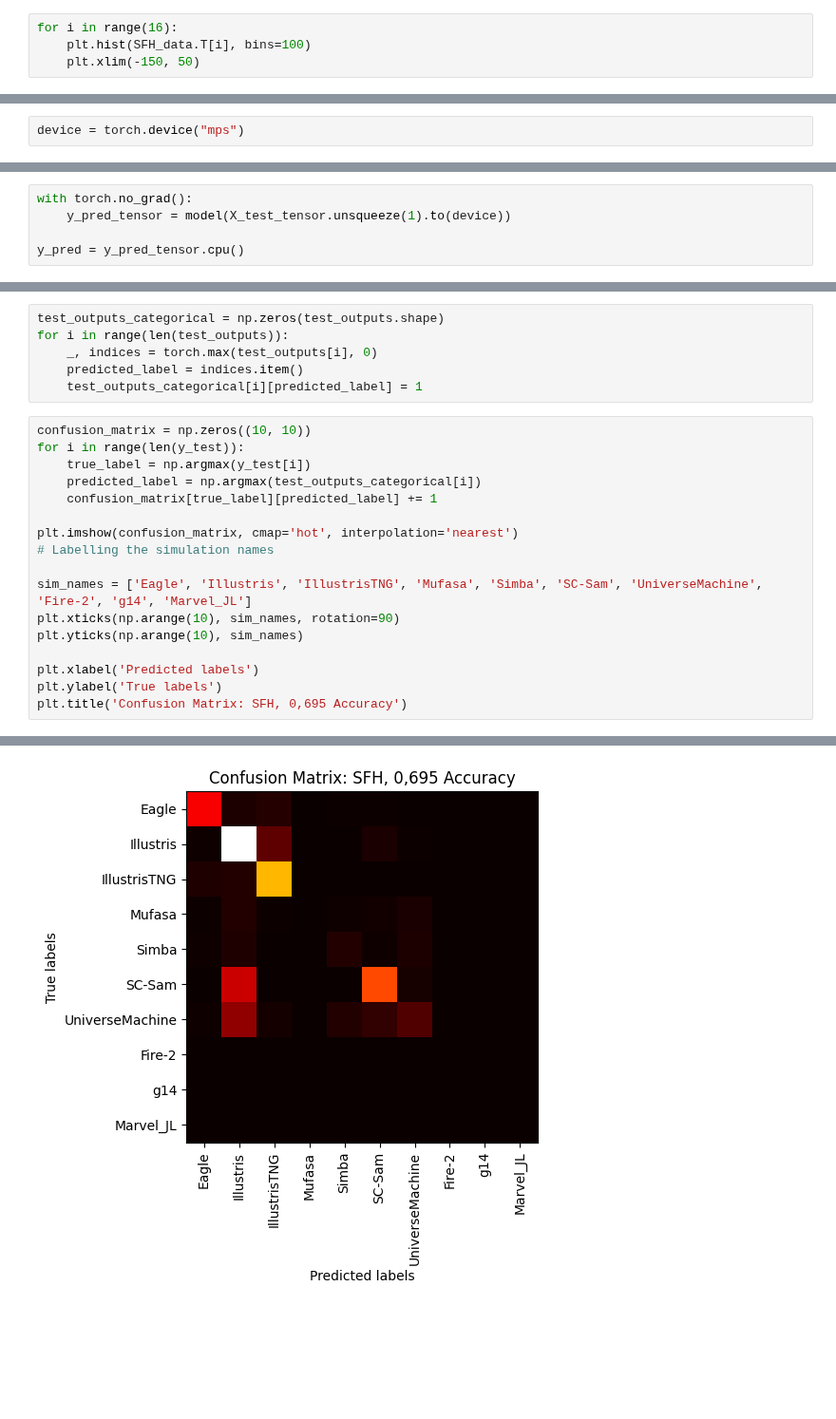
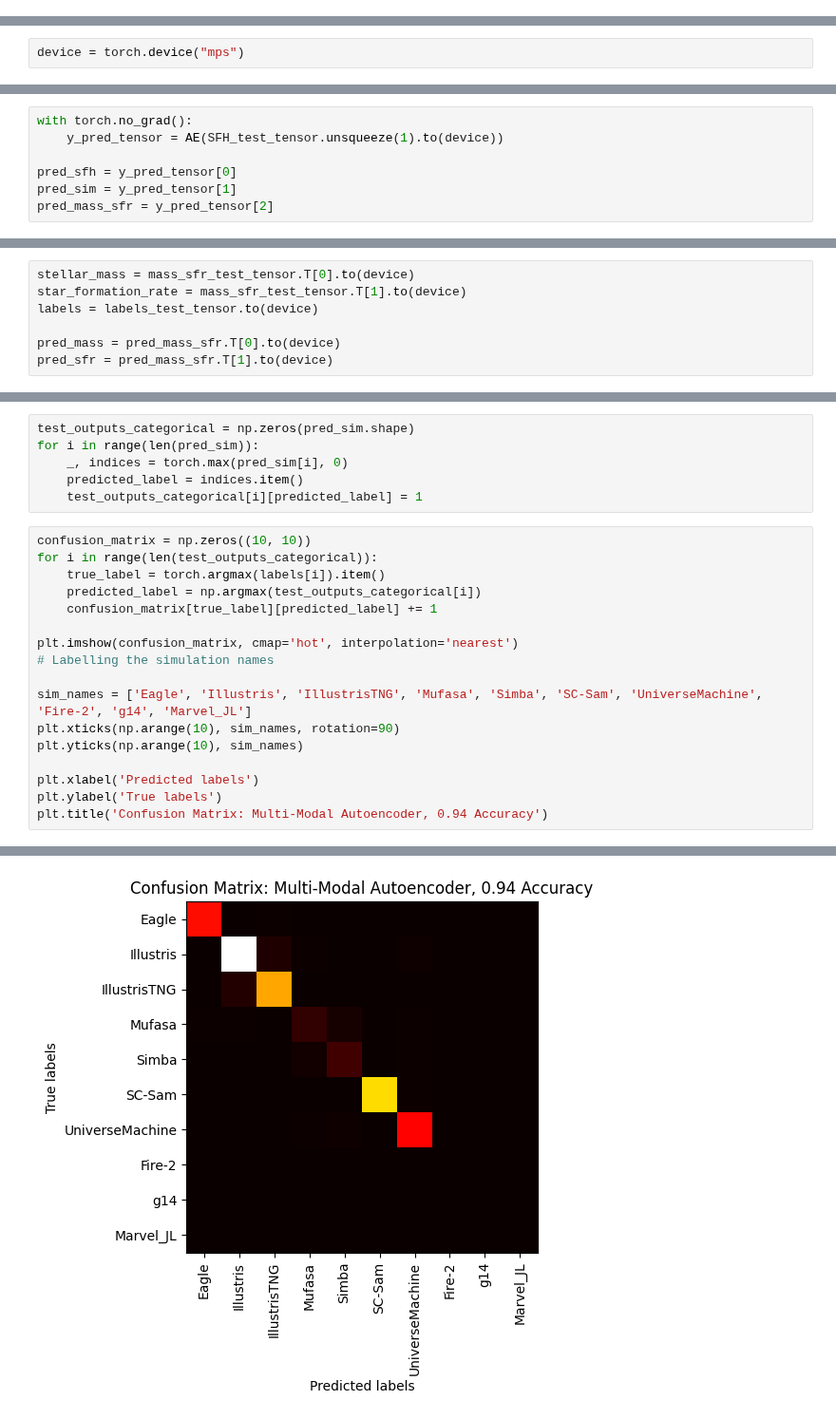
Before and after one commit to harrypenguin/Astrostatistics-Models, a Jupyter notebook: SimIdentifierSFH.ipynb, the cells around one changed output, grey strips where cells are left out. Shown at 95% size. Cells and saved outputs as stored; diff of their text form; blank space fills up the shorter version.

Commit message:
Multi Modal separated by loss

```diff
--- a/SimIdentifierSFH.ipynb
+++ b/SimIdentifierSFH.ipynb
@@ -12,4 +0,0 @@ mass_sfr.shape, SFH_data.shape
-# %%
-for i in range(16):
-    plt.hist(SFH_data.T[i], bins=100)
-    plt.xlim(-150, 50)
@@ -125,5 +241,7 @@ plt.ylim(0, 1)
 # %%
 with torch.no_grad():
-    y_pred_tensor = model(X_test_tensor.unsqueeze(1).to(device))
+    y_pred_tensor = AE(SFH_test_tensor.unsqueeze(1).to(device))
 
-y_pred = y_pred_tensor.cpu()
+pred_sfh = y_pred_tensor[0]
+pred_sim = y_pred_tensor[1]
+pred_mass_sfr = y_pred_tensor[2]
@@ -140,2 +252,9 @@ star_formation_rate = y_test_tensor.T[1]
+# %%
+stellar_mass = mass_sfr_test_tensor.T[0].to(device)
+star_formation_rate = mass_sfr_test_tensor.T[1].to(device)
+labels = labels_test_tensor.to(device)
+
+pred_mass = pred_mass_sfr.T[0].to(device)
+pred_sfr = pred_mass_sfr.T[1].to(device)
 # %%
 from DataEval import pred_actual_data_eval, pred_actual_data_vis
@@ -166,13 +282,13 @@ test_outputs = model(torch.tensor(X_test).to(device))
 # %%
-test_outputs_categorical = np.zeros(test_outputs.shape)
-for i in range(len(test_outputs)):
-    _, indices = torch.max(test_outputs[i], 0)
+test_outputs_categorical = np.zeros(pred_sim.shape)
+for i in range(len(pred_sim)):
+    _, indices = torch.max(pred_sim[i], 0)
     predicted_label = indices.item()
     test_outputs_categorical[i][predicted_label] = 1
 # %%
 confusion_matrix = np.zeros((10, 10))
-for i in range(len(y_test)):
-    true_label = np.argmax(y_test[i])
+for i in range(len(test_outputs_categorical)):
+    true_label = torch.argmax(labels[i]).item()
     predicted_label = np.argmax(test_outputs_categorical[i])
     confusion_matrix[true_label][predicted_label] += 1
 
@@ -185,5 +301,5 @@ plt.yticks(np.arange(10), sim_names)
 
 plt.xlabel('Predicted labels')
 plt.ylabel('True labels')
-plt.title('Confusion Matrix: SFH, 0,695 Accuracy')
+plt.title('Confusion Matrix: Multi-Modal Autoencoder, 0.94 Accuracy')
 # %% [output]
@@ -191,4 +307,4 @@ Text(0.5, 1.0, 'Confusion Matrix: SFH, 0,695 Accuracy')
-[figure, old version]
+[figure, new version]
 # %%
 # Printing the confusion matrix without scientific notation
 np.set_printoptions(suppress=True)
```
Also changed, not shown: parts of 23 cells of this notebook, 3 other files.
